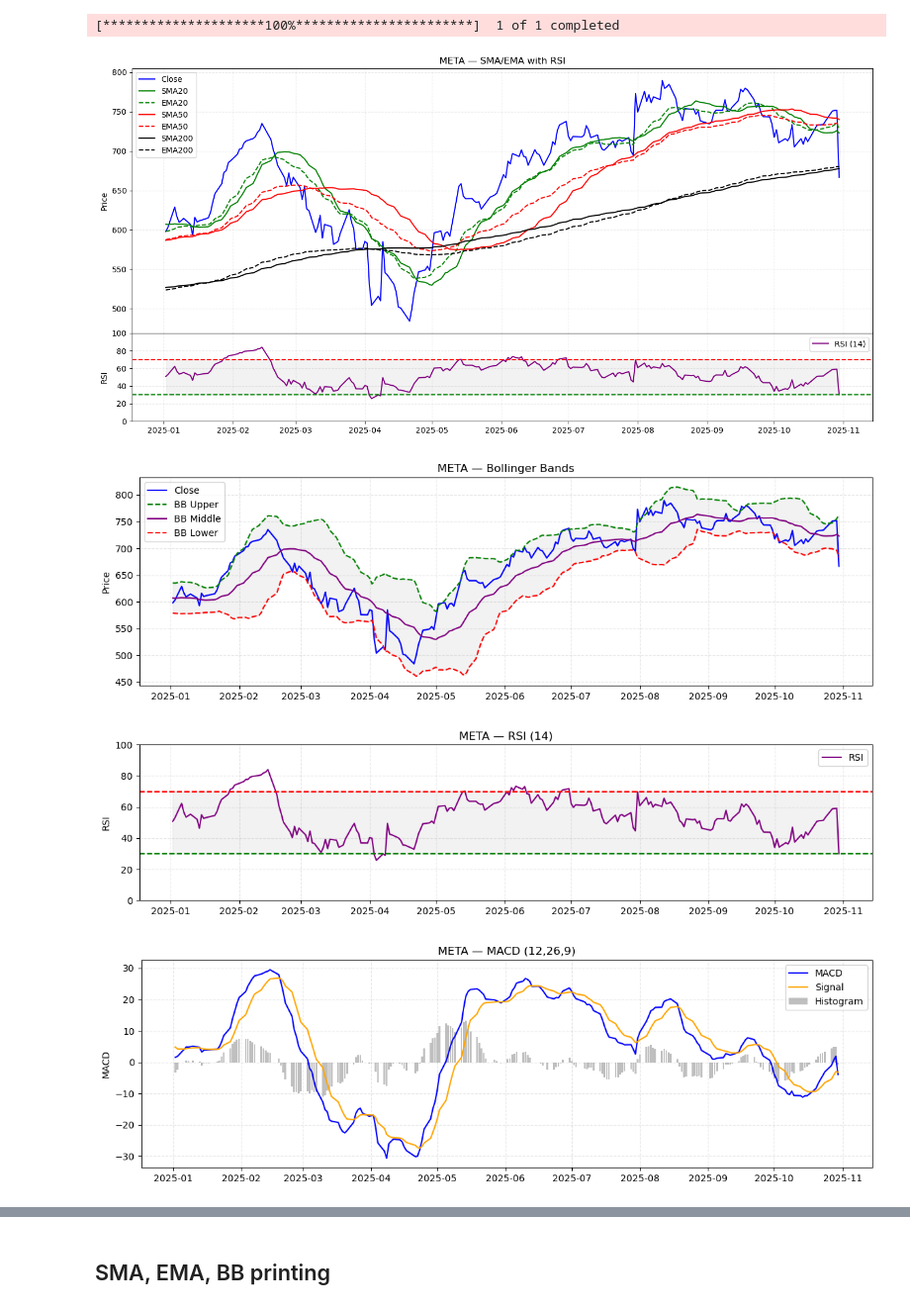
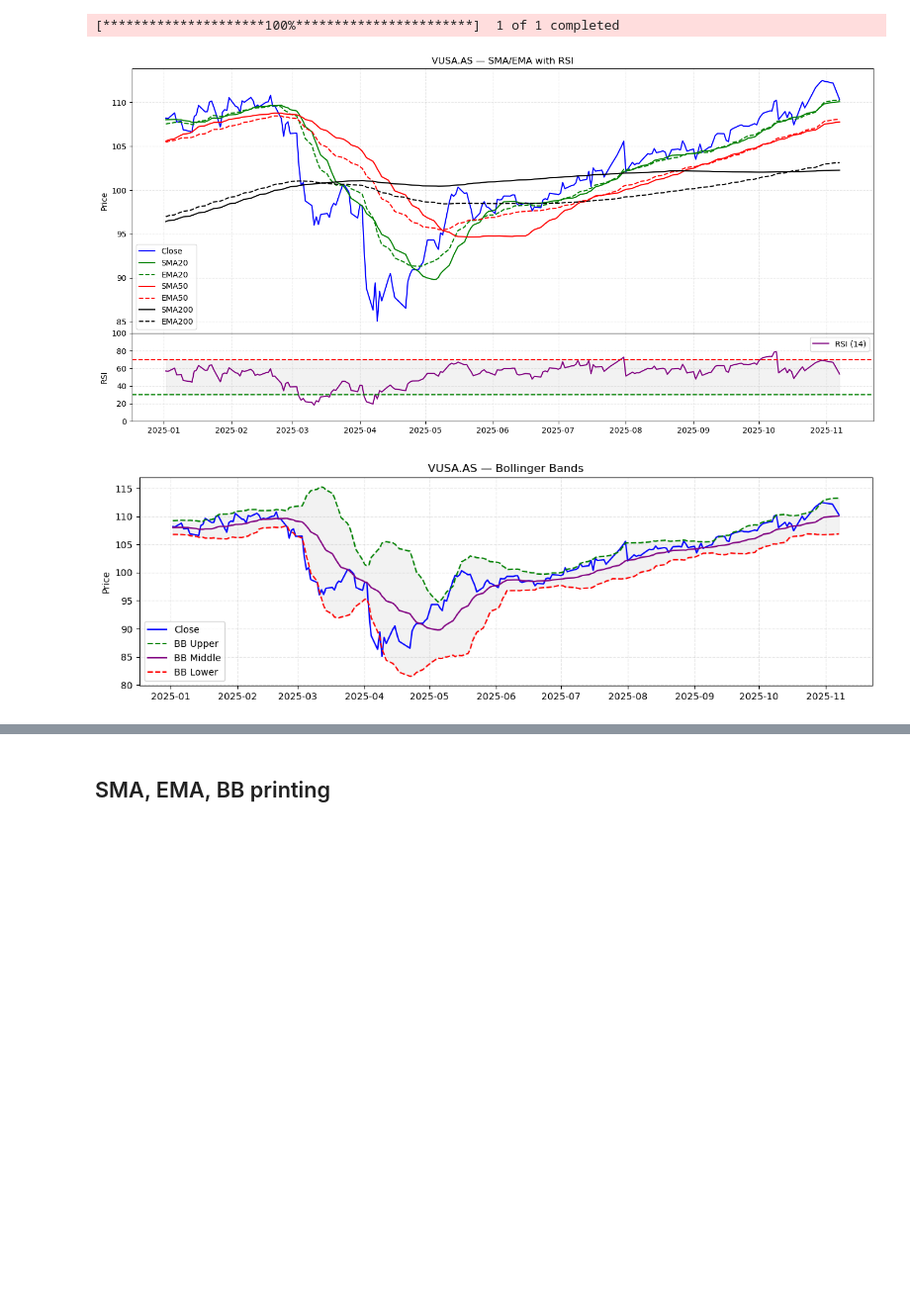
Before and after one commit to Nicootje/stock-predictor, a Jupyter notebook: notebooks/Beurs.ipynb, the cells around one changed output, grey strips where cells are left out. Shown at 99% size. Drawn from its saved outputs; the diff is of its cells as text; code cells hidden in the pictures; blank space fills up the shorter version.

```diff
--- a/notebooks/Beurs.ipynb
+++ b/notebooks/Beurs.ipynb
@@ -28,11 +28,11 @@ Added project root to sys.path: c:\Users\jarno\Downloads\stock-predictor-1
 # %% [markdown]
 ## Input Parameters
 # %%
-ticker = "META"
+ticker = "vusa.as"
 start_date = "2019-01-01"
+start_plot_date = "2025-01-01"
 rsi_period = 14
 periods = [20, 50, 200]
-start_plot_date = "2025-01-01"
 df = yf.download(ticker, start=start_date, interval="1d")
 close_df = df[['Close']].copy()
 # %% [output]
@@ -40,16 +40,14 @@ close_df = df[['Close']].copy()
 # %%
 from src.plot_indicators import plot_sma_ema_with_rsi, plot_bollinger_bands, plot_rsi, plot_macd, plot_full_chart, plot_volume, plot_stochastic, plot_fibonacci_levels, plot_monthly_candles
 
 plot_sma_ema_with_rsi(df, ticker, start_plot_date=start_plot_date)
 plot_bollinger_bands(df, ticker, start_plot_date=start_plot_date)
-plot_rsi(df, ticker, start_plot_date=start_plot_date)
-plot_macd(df, ticker, start_plot_date=start_plot_date)
+# plot_rsi(df, ticker, start_plot_date=start_plot_date)
+# plot_macd(df, ticker, start_plot_date=start_plot_date)
 
-plot_volume(df, ticker, start_plot_date=start_plot_date)
-plot_stochastic(df, ticker, start_plot_date=start_plot_date)
-plot_fibonacci_levels(df, ticker, start_plot_date=start_plot_date, auto_detect=True, lookback_period=150)
+# plot_volume(df, ticker, start_plot_date=start_plot_date)
+# plot_stochastic(df, ticker, start_plot_date=start_plot_date)
+# plot_fibonacci_levels(df, ticker, start_plot_date=start_plot_date, auto_detect=True, lookback_period=150)
 # %% [output]
-[figure, old version]
+[figure, new version]
-[figure, old version]
+[figure, new version]
-[figure, removed]
-[figure, removed]
```
Also changed, not shown: parts of 9 cells of this notebook, 4 other files.
